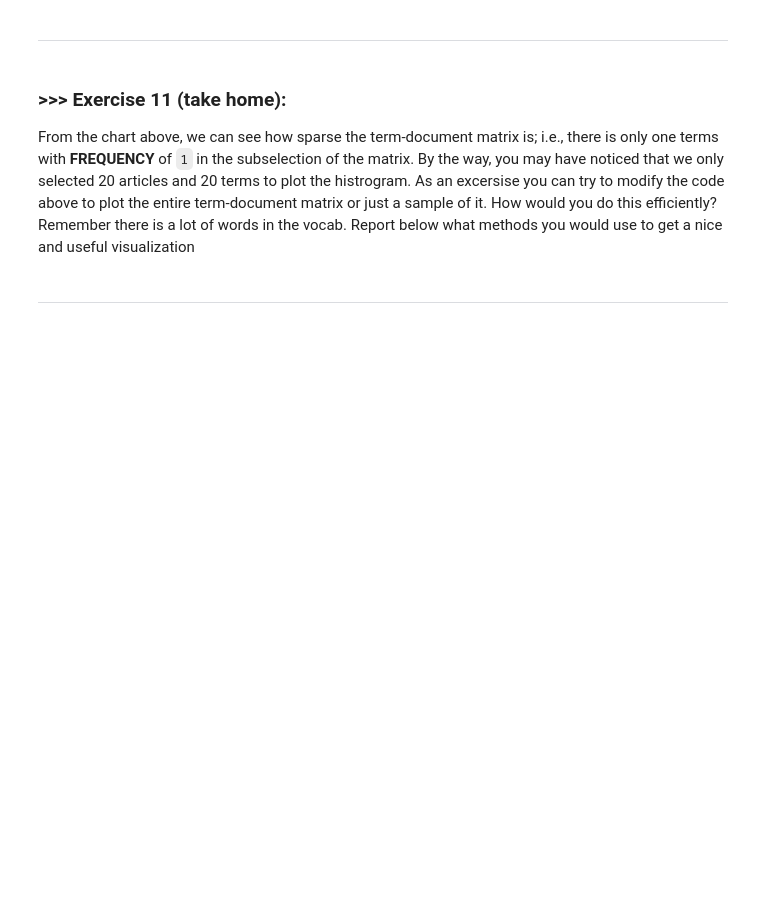
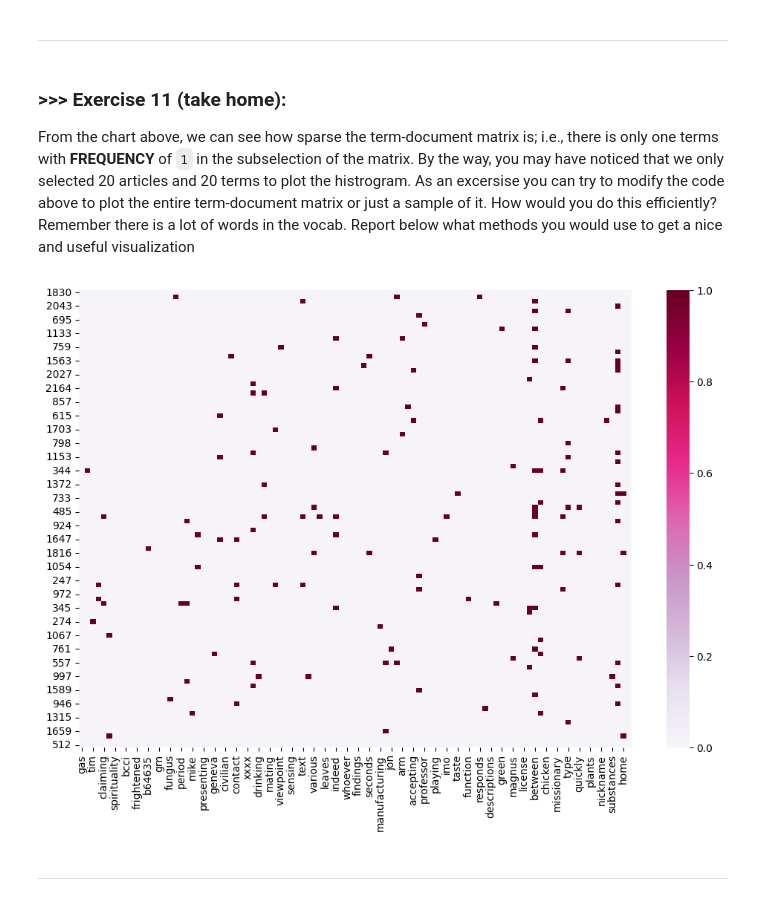
Before and after one commit to joylin0123/DM2024-Lab1-Master, a Jupyter notebook: DM2024-Lab1-Master.ipynb, the cells around one changed output. Drawn from its saved outputs; the diff is of its cells as text; code cells hidden in the pictures; blank space fills up the shorter version.

```diff
--- a/DM2024-Lab1-Master.ipynb
+++ b/DM2024-Lab1-Master.ipynb
@@ -1100,3 +1104,20 @@ From the chart above, we can see how sparse the term-document matrix is; i.e., t
+# %%
+# Answer here
+frequency_threshold = 5
+term_frequencies = X_counts.sum(axis=0).A1
+filtered_term_indices = np.where(term_frequencies >= 20)[0]
+sampled_term_indices = np.random.choice(filtered_term_indices, 100, replace=False)
+sampled_plot_y = np.random.choice(X.index, 100, replace=False)
+sampled_plot_z = X_counts[sampled_doc_indices, :][:, sampled_term_indices].toarray()
+sampled_plot_x = count_vect.get_feature_names_out()[sampled_term_indices]
+
+df_todraw = pd.DataFrame(sampled_plot_z, columns=sampled_plot_x, index=sampled_plot_y)
+plt.subplots(figsize=(12, 8))
+ax = sns.heatmap(df_todraw,
+                 cmap="PuRd",
+                 vmin=0, vmax=1, annot=False)
+# %% [output]
+[figure, added]
 # %% [markdown]
 ---
 # %% [markdown]
```
Also changed, not shown: parts of 3 cells of this notebook.
